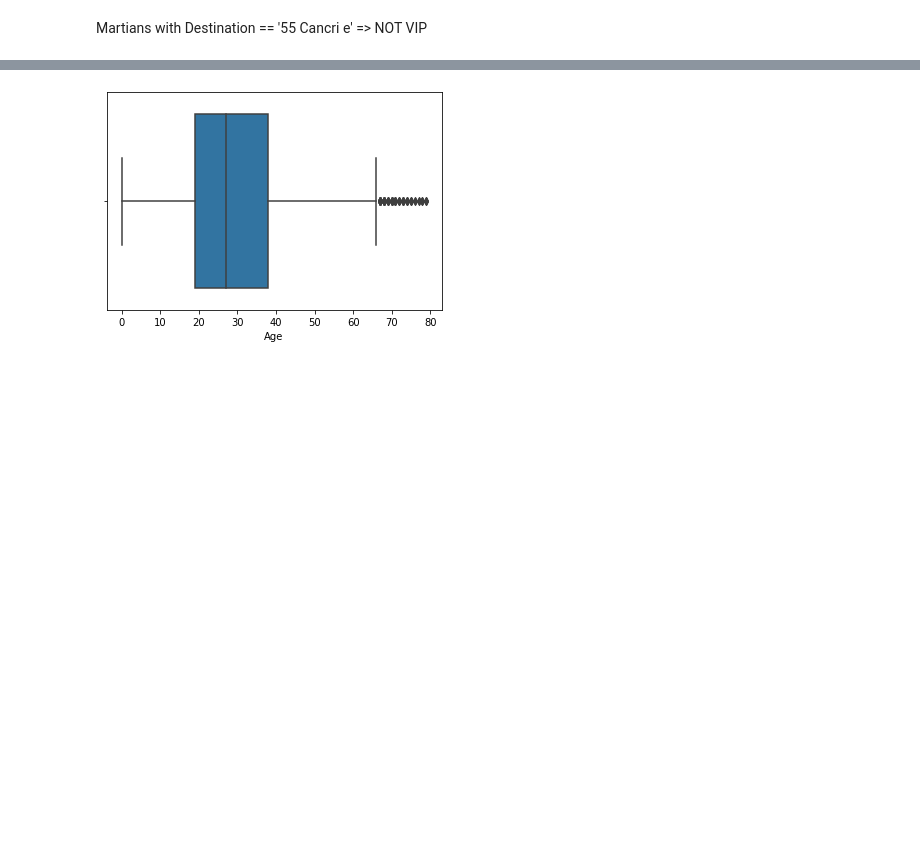
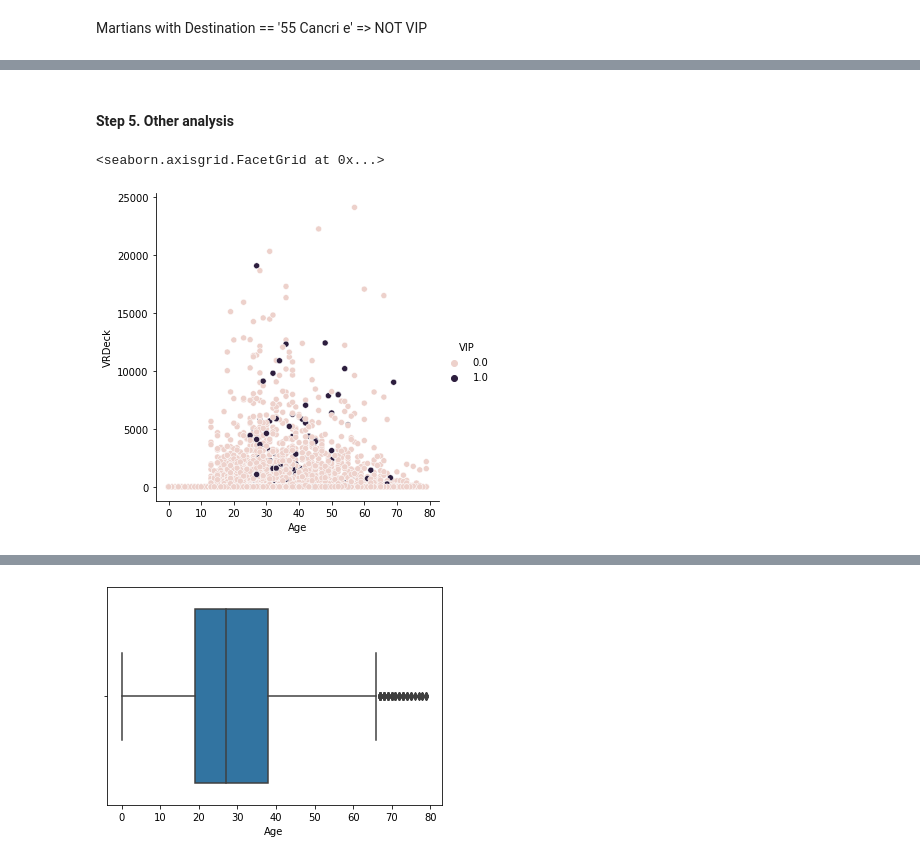
Before and after one commit to sharuhinda/ds_spaceship, a Jupyter notebook: ds_test.ipynb, the cells around one changed output, grey strips where cells are left out. Cells and saved outputs as stored; diff of their text form; code cells hidden in the pictures; blank space fills up the shorter version.

```diff
--- a/ds_test.ipynb
+++ b/ds_test.ipynb
@@ -672,3 +728,14 @@ df[(df['Route'] == 'Europa->PSO J318.5-22') & (df['CryoSleep'] == False)]
+# %% [markdown]
+#### Step 5. Other analysis
+# %%
+sns.relplot(
+    data=df,
+    x='Age', y='VRDeck',
+    hue='VIP'
+    )
+# %% [output]
+<seaborn.axisgrid.FacetGrid at 0x...>
+[figure, added]
 # %%
 df['Age'].hist(bins=20)
 # %% [output]
```
Also changed, not shown: parts of 41 cells of this notebook.
